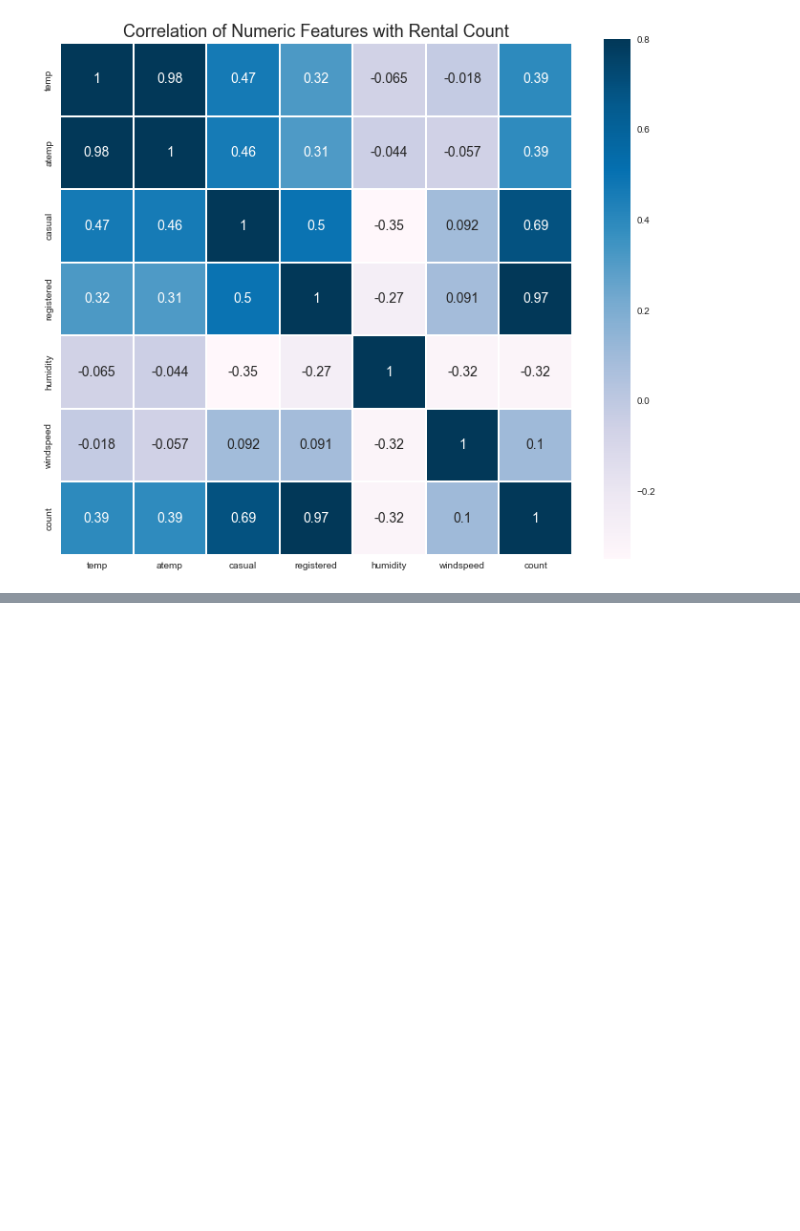
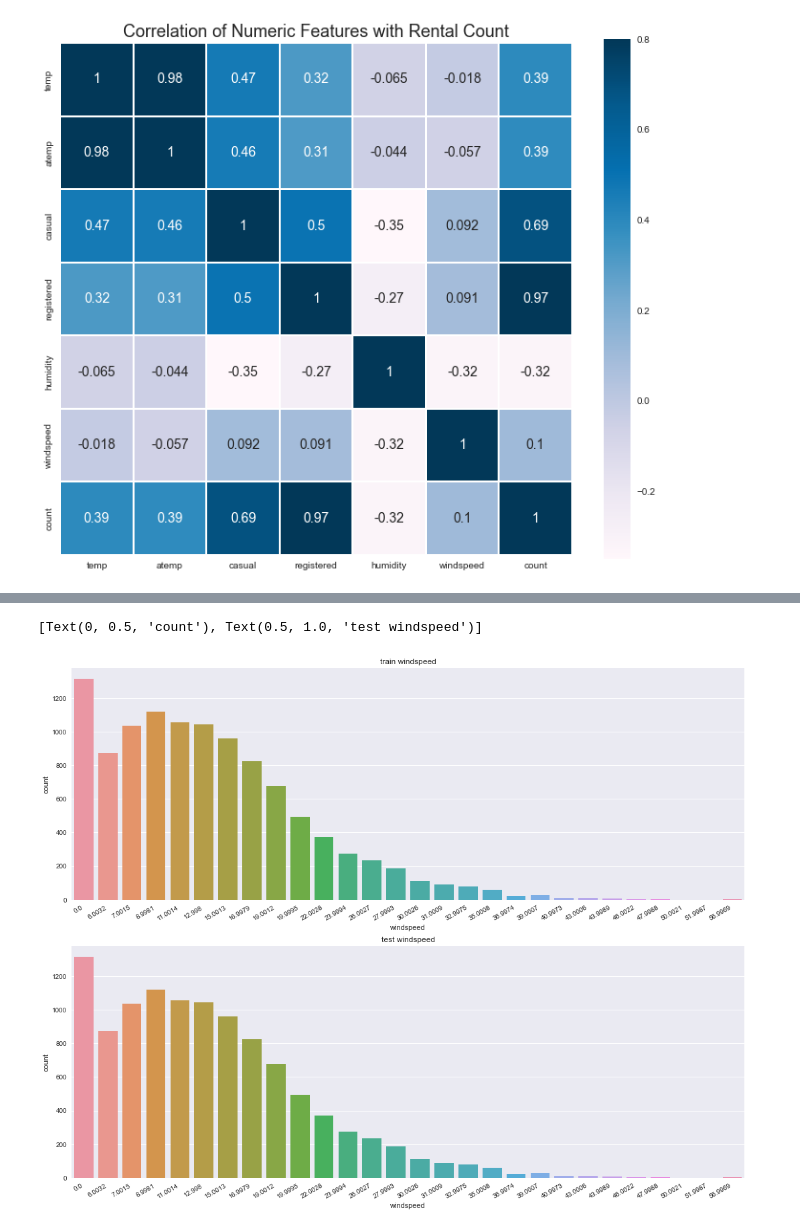
Before and after one commit to MyungHyun-Ahn/Bike_Sharing_Demand, a Jupyter notebook: data_ visualization.ipynb, the cells around one changed output, grey strips where cells are left out. Saved outputs shown, nothing was run; the diff lists cells and outputs as text; code cells hidden in the pictures; blank space fills up the shorter version.

```diff
--- a/data_ visualization.ipynb
+++ b/data_ visualization.ipynb
@@ -215,0 +230,15 @@ sns.heatmap(corr_data.corr(), vmax=.8, linewidths=0.1, square=True, annot=True,
+# %%
+fig, ax = plt.subplots(nrows=2, figsize=(18, 14))
+
+plt.sca(ax[0])
+plt.xticks(rotation=30, ha='right')
+sns.countplot(data=df_train, x='windspeed')
+ax[0].set(ylabel='count', title='train windspeed')
+
+plt.sca(ax[1])
+plt.xticks(rotation=30, ha='right')
+sns.countplot(data=df_train, x='windspeed')
+ax[1].set(ylabel='count', title='test windspeed')
+# %% [output]
+[Text(0, 0.5, 'count'), Text(0.5, 1.0, 'test windspeed')]
+[figure, added]
```
Also changed, not shown: parts of 11 cells of this notebook.
